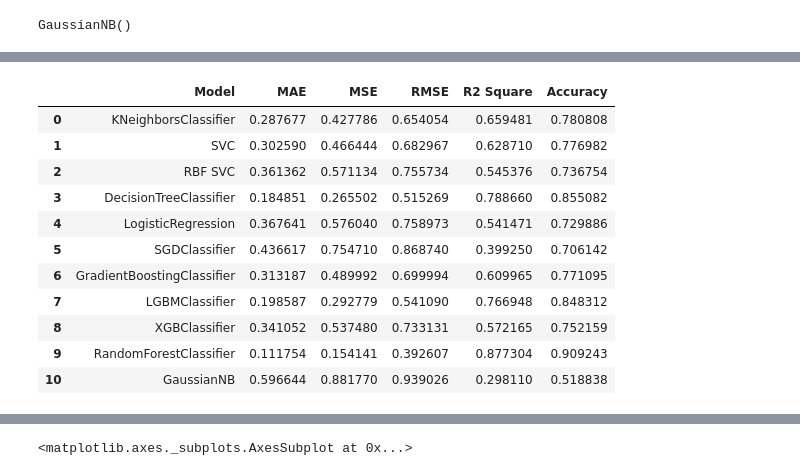
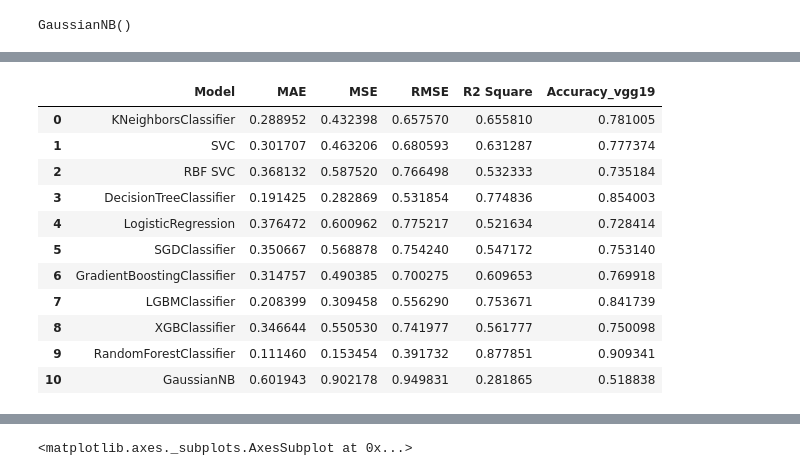
Before and after one commit to YasinnSoylu/covid-19-hybrid-image-processing, a Jupyter notebook: vgg19_models.ipynb, the cells around one changed output, grey strips where cells are left out. Drawn from its saved outputs; the diff is of its cells as text; code cells hidden in the pictures.

```diff
--- a/vgg19_models.ipynb
+++ b/vgg19_models.ipynb
@@ -610,7 +610,7 @@ Accuracy 0.7710949764521193
 __________________________________
 # %%
 results_df_2 = pd.DataFrame(data=[["GradientBoostingClassifier", *evaluate(y_test, prediction)]],
-                          columns=['Model', 'MAE', 'MSE', 'RMSE', 'R2 Square','Accuracy' ])
+                          columns=['Model', 'MAE', 'MSE', 'RMSE', 'R2 Square','Accuracy_vgg19' ])
 results_df = results_df.append(results_df_2, ignore_index=True)
 results_df
 # %% [output]
@@ -674,7 +674,7 @@ Accuracy 0.8483124018838305
 __________________________________
 # %%
 results_df_2 = pd.DataFrame(data=[["LGBMClassifier", *evaluate(y_test, prediction)]],
-                          columns=['Model', 'MAE', 'MSE', 'RMSE', 'R2 Square','Accuracy' ])
+                          columns=['Model', 'MAE', 'MSE', 'RMSE', 'R2 Square','Accuracy_vgg19' ])
 results_df = results_df.append(results_df_2, ignore_index=True)
 results_df
 # %% [output]
@@ -729,7 +739,7 @@ Accuracy 0.7521585557299842
 __________________________________
 # %%
 results_df_2 = pd.DataFrame(data=[["XGBClassifier", *evaluate(y_test, prediction)]],
-                          columns=['Model', 'MAE', 'MSE', 'RMSE', 'R2 Square','Accuracy' ])
+                          columns=['Model', 'MAE', 'MSE', 'RMSE', 'R2 Square','Accuracy_vgg19' ])
 results_df = results_df.append(results_df_2, ignore_index=True)
 results_df
 # %% [output]
@@ -795,7 +805,7 @@ Accuracy 0.9092425431711146
 __________________________________
 # %%
 results_df_2 = pd.DataFrame(data=[["RandomForestClassifier", *evaluate(y_test, prediction)]],
-                          columns=['Model', 'MAE', 'MSE', 'RMSE', 'R2 Square','Accuracy' ])
+                          columns=['Model', 'MAE', 'MSE', 'RMSE', 'R2 Square','Accuracy_vgg19' ])
 results_df = results_df.append(results_df_2, ignore_index=True)
 results_df
 # %% [output]
@@ -863,22 +873,22 @@ Accuracy 0.5188383045525903
 __________________________________
 # %%
 results_df_2 = pd.DataFrame(data=[["GaussianNB", *evaluate(y_test, prediction)]],
-                          columns=['Model', 'MAE', 'MSE', 'RMSE', 'R2 Square','Accuracy' ])
+                          columns=['Model', 'MAE', 'MSE', 'RMSE', 'R2 Square','Accuracy_vgg19' ])
 results_df = results_df.append(results_df_2, ignore_index=True)
 results_df
 # %% [output]
-|  | Model | MAE | MSE | RMSE | R2 Square | Accuracy |
-| 0 | KNeighborsClassifier | 0.287677 | 0.427786 | 0.654054 | 0.659481 | 0.780808 |
-| 1 | SVC | 0.302590 | 0.466444 | 0.682967 | 0.628710 | 0.776982 |
-| 2 | RBF SVC | 0.361362 | 0.571134 | 0.755734 | 0.545376 | 0.736754 |
-| 3 | DecisionTreeClassifier | 0.184851 | 0.265502 | 0.515269 | 0.788660 | 0.855082 |
-| 4 | LogisticRegression | 0.367641 | 0.576040 | 0.758973 | 0.541471 | 0.729886 |
-| 5 | SGDClassifier | 0.436617 | 0.754710 | 0.868740 | 0.399250 | 0.706142 |
-| 6 | GradientBoostingClassifier | 0.313187 | 0.489992 | 0.699994 | 0.609965 | 0.771095 |
-| 7 | LGBMClassifier | 0.198587 | 0.292779 | 0.541090 | 0.766948 | 0.848312 |
-| 8 | XGBClassifier | 0.341052 | 0.537480 | 0.733131 | 0.572165 | 0.752159 |
-| 9 | RandomForestClassifier | 0.111754 | 0.154141 | 0.392607 | 0.877304 | 0.909243 |
-| 10 | GaussianNB | 0.596644 | 0.881770 | 0.939026 | 0.298110 | 0.518838 |
+|  | Model | MAE | MSE | RMSE | R2 Square | Accuracy_vgg19 |
+| 0 | KNeighborsClassifier | 0.288952 | 0.432398 | 0.657570 | 0.655810 | 0.781005 |
+| 1 | SVC | 0.301707 | 0.463206 | 0.680593 | 0.631287 | 0.777374 |
+| 2 | RBF SVC | 0.368132 | 0.587520 | 0.766498 | 0.532333 | 0.735184 |
+| 3 | DecisionTreeClassifier | 0.191425 | 0.282869 | 0.531854 | 0.774836 | 0.854003 |
+| 4 | LogisticRegression | 0.376472 | 0.600962 | 0.775217 | 0.521634 | 0.728414 |
+| 5 | SGDClassifier | 0.350667 | 0.568878 | 0.754240 | 0.547172 | 0.753140 |
+| 6 | GradientBoostingClassifier | 0.314757 | 0.490385 | 0.700275 | 0.609653 | 0.769918 |
+| 7 | LGBMClassifier | 0.208399 | 0.309458 | 0.556290 | 0.753671 | 0.841739 |
+| 8 | XGBClassifier | 0.346644 | 0.550530 | 0.741977 | 0.561777 | 0.750098 |
+| 9 | RandomForestClassifier | 0.111460 | 0.153454 | 0.391732 | 0.877851 | 0.909341 |
+| 10 | GaussianNB | 0.601943 | 0.902178 | 0.949831 | 0.281865 | 0.518838 |
 # %%
 print(classification_report(y_test,prediction))
 # %% [output]
```
Also changed, not shown: parts of 42 cells of this notebook.
